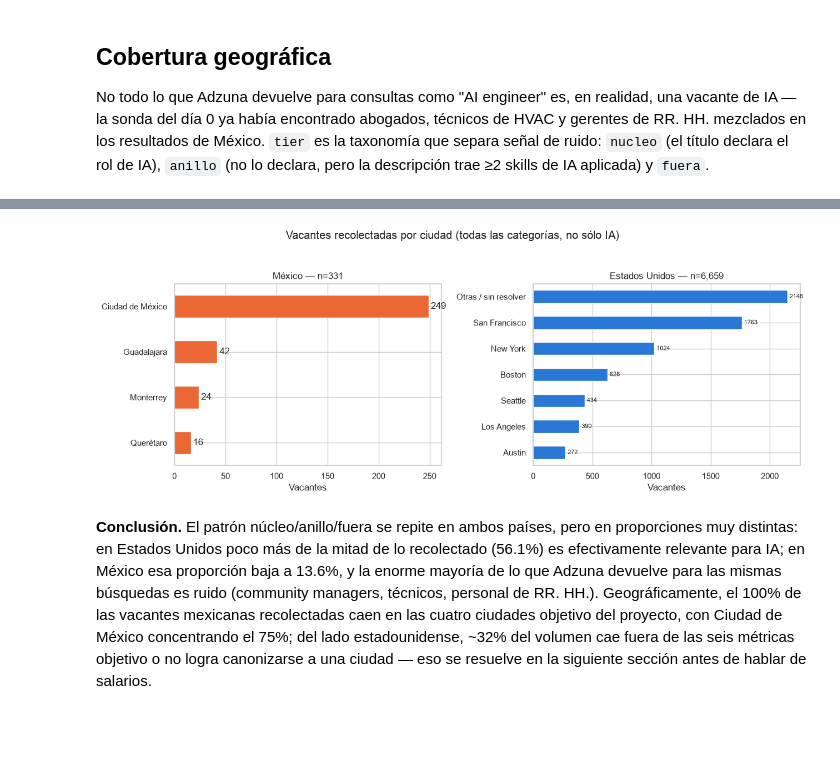
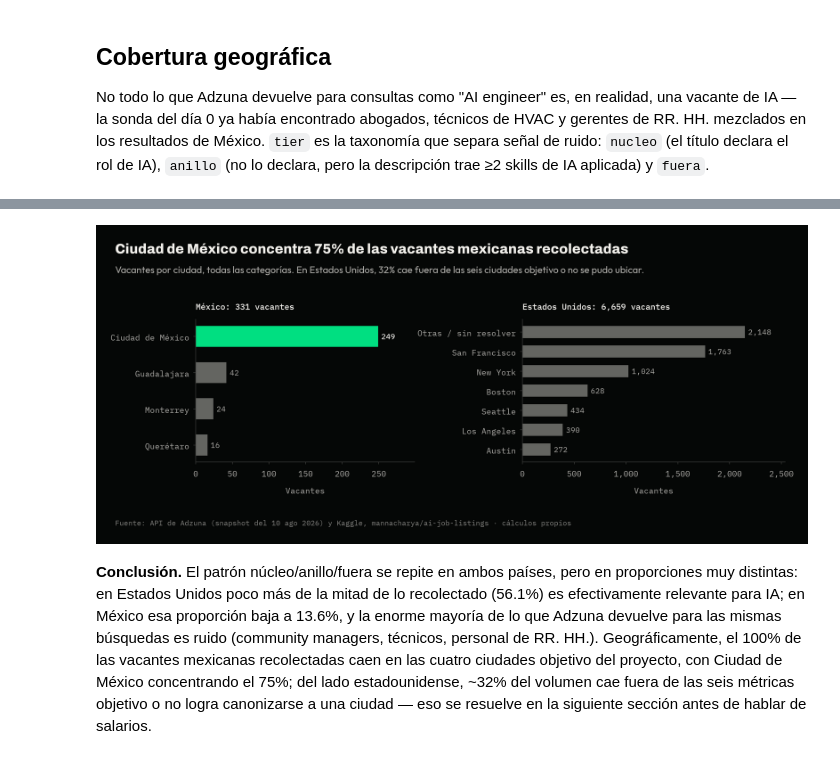
Before and after one commit to mauvilar/mercado-ia-mx-us, a Jupyter notebook: notebooks/01_recoleccion_y_calidad.ipynb, the cells around one changed output, grey strips where cells are left out. Saved outputs shown, nothing was run; the diff lists cells and outputs as text; code cells hidden in the pictures; blank space fills up the shorter version.

```diff
--- a/notebooks/01_recoleccion_y_calidad.ipynb
+++ b/notebooks/01_recoleccion_y_calidad.ipynb
@@ -16,13 +16,20 @@ Este notebook es la apertura del proyecto: audita las fuentes antes de usarlas.
 brechas salariales todavía —eso es el notebook 02— sino que establece qué se puede afirmar con
 este dato y qué no.
 # %%
+%matplotlib inline
 import sys; sys.path.insert(0, "..")
 import pandas as pd, numpy as np, matplotlib.pyplot as plt, seaborn as sns
 from src.analysis.stats import resumir_por, mediana_ci
 from src.analysis.hypothesis import mann_whitney, welch_log
+from src.viz.estilo import (
+    PALETA, aplicar_estilo, colores, componer, etiquetar, miles, porcentaje, rejilla,
+)
 
-sns.set_theme(style="whitegrid")
-plt.rcParams["figure.figsize"] = (11, 5)
+# Gráficas en Editorial v3 (src/viz/estilo.py): fondo rich-black, neutros para el
+# contexto y verde sólo para lo que dice el hallazgo.
+aplicar_estilo()
+FUENTE = "Fuente: API de Adzuna (snapshot del 10 ago 2026) y Kaggle, mannacharya/ai-job-listings · cálculos propios"
+
 from src.features.build import solo_analisis
 
 # El corpus incluye países de calibración, que existen sólo para que el modelo del
@@ -316,27 +355,37 @@ plt.show()
 # %%
 ciudad_agg = df["city"].where(df["city"].isin(CIUDADES_OBJETIVO), "Otras / sin resolver")
 mx_ciudades = ciudad_agg[df["country"] == "MX"].value_counts()
 us_ciudades = ciudad_agg[df["country"] == "US"].value_counts()
+n_mx = int((df["country"] == "MX").sum())
+n_us = int((df["country"] == "US").sum())
 
-fig, ax = plt.subplots(1, 2, figsize=(13, 5))
+fig, (izq, der) = plt.subplots(1, 2, figsize=(12, 5.4), gridspec_kw={"width_ratios": [1, 1.2]})
 
-mx_ciudades.sort_values().plot.barh(ax=ax[0], color=COLOR_MX)
-ax[0].bar_label(ax[0].containers[0], fmt="%.0f", padding=3)
-ax[0].set_title(f"México — n={(df['country'] == 'MX').sum():,}")
-ax[0].set_xlabel("Vacantes")
-ax[0].set_ylabel("")
+orden = mx_ciudades.sort_values()
+barras = izq.barh(orden.index, orden.values, color=colores(orden.index, "Ciudad de México"), height=0.58)
+etiquetar(izq, barras, [f"{v:,}" for v in orden.values], destacar={list(orden.index).index("Ciudad de México")})
+izq.set_title(f"México: {n_mx:,} vacantes")
+izq.set_xlabel("Vacantes")
+izq.set_xlim(0, orden.max() * 1.2)
+miles(izq, "x")
 
-us_ciudades.sort_values().plot.barh(ax=ax[1], color=COLOR_US)
-ax[1].bar_label(ax[1].containers[0], fmt="%.0f", padding=3, fontsize=8)
-ax[1].set_title(f"Estados Unidos — n={(df['country'] == 'US').sum():,}")
-ax[1].set_xlabel("Vacantes")
-ax[1].set_ylabel("")
+orden = us_ciudades.sort_values()
+barras = der.barh(orden.index, orden.values, color=PALETA["neutro"], height=0.62)
+etiquetar(der, barras, [f"{v:,}" for v in orden.values])
+der.set_title(f"Estados Unidos: {n_us:,} vacantes")
+der.set_xlabel("Vacantes")
+der.set_xlim(0, orden.max() * 1.18)
+miles(der, "x")
 
-fig.suptitle("Vacantes recolectadas por ciudad (todas las categorías, no sólo IA)")
-plt.tight_layout(rect=[0, 0, 1, 0.94])
+componer(
+    fig,
+    f"Ciudad de México concentra {mx_ciudades['Ciudad de México'] / n_mx:.0%} de las vacantes mexicanas recolectadas",
+    f"Vacantes por ciudad, todas las categorías. En Estados Unidos, {us_ciudades['Otras / sin resolver'] / n_us:.0%} cae fuera de las seis ciudades objetivo o no se pudo ubicar.",
+    FUENTE,
+)
 plt.show()
 # %% [output]
-[figure, old version]
+[figure, new version]
 # %% [markdown]
 **Conclusión.** El patrón núcleo/anillo/fuera se repite en ambos países, pero en proporciones muy
 distintas: en Estados Unidos poco más de la mitad de lo recolectado (56.1%) es efectivamente
```
Also changed, not shown: parts of 6 cells of this notebook, 3 other files.
